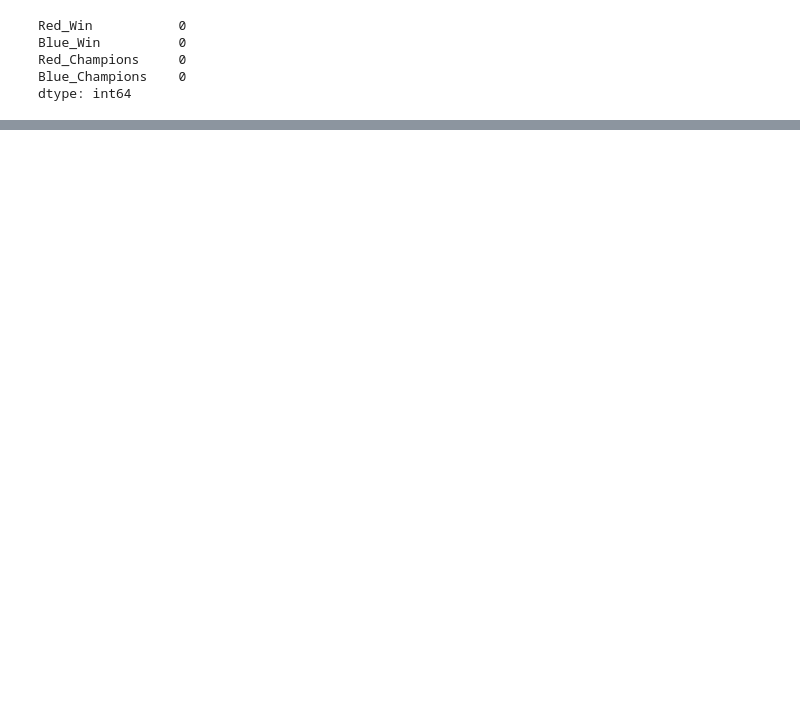
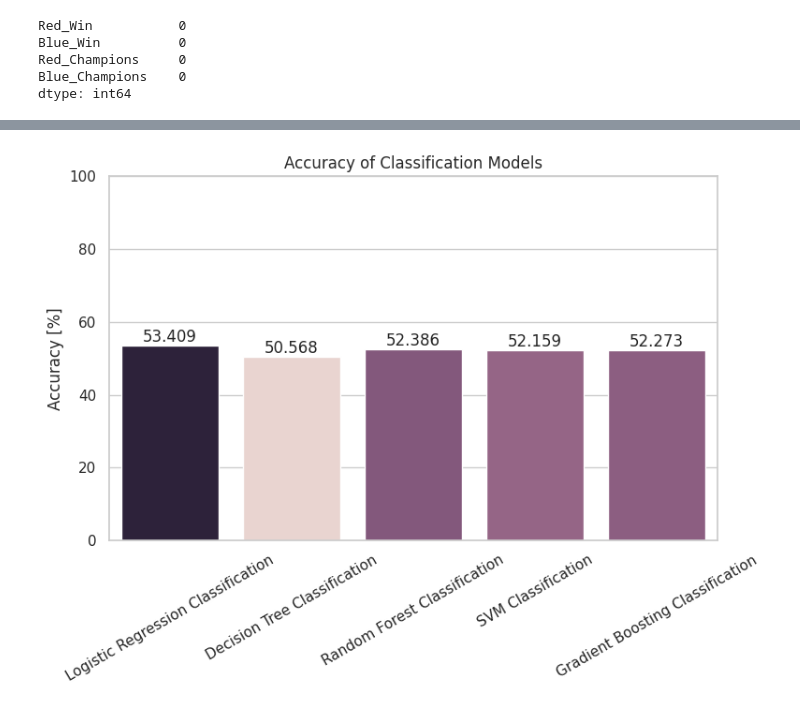
Before and after one commit to michni00/Champicker, a Jupyter notebook: Models/WinningChances.ipynb, the cells around one changed output, grey strips where cells are left out. Cells and saved outputs as stored; diff of their text form; code cells hidden in the pictures; blank space fills up the shorter version.

```diff
--- a/Models/WinningChances.ipynb
+++ b/Models/WinningChances.ipynb
@@ -12,5 +15,5 @@ from sklearn.svm import SVR
 # %%
-data = pd.read_csv('dataset.csv', index_col=0)
+data = pd.read_csv('../datasets/dataset.csv', index_col=0)
 # %%
 y = data['Red_Win'].astype(int).tolist()
 # %%
@@ -29,5 +32,5 @@ for sublist in temp_data:
     concatenated_list = eval(sublist[0]) + eval(sublist[1])
     X.append(concatenated_list)
 # %%
-X_train, X_test, y_train, y_test = train_test_split(X, y, test_size=0.2, random_state=42, stratify=y)
+X_train, X_test, y_train, y_test = train_test_split(X, y, test_size=0.1, random_state=42, stratify=y)
 # %%
@@ -93,0 +65,17 @@ R-squared: -0.007345102341824061
+# %%
+accuracies = {model_name: accuracy_score(y_test, y_pred)*100 for model_name, y_pred in models.items()}
+
+plt.figure(figsize=(8, 6))
+ax = sns.barplot(x=list(accuracies.keys()), y=list(accuracies.values()), hue=list(accuracies.values()))
+plt.title('Accuracy of Classification Models')
+plt.ylabel('Accuracy [%]')
+
+for i, v in enumerate(accuracies.values()):
+    ax.text(i, v, str(round(v, 3)), ha='center', va='bottom')
+plt.ylim(0.0, 100.0)
+ax.legend_.remove()
+plt.xticks(rotation=30)
+plt.tight_layout()
+plt.show()
+# %% [output]
+[figure, added]
```
Also changed, not shown: parts of 4 cells of this notebook, 3 other files.
